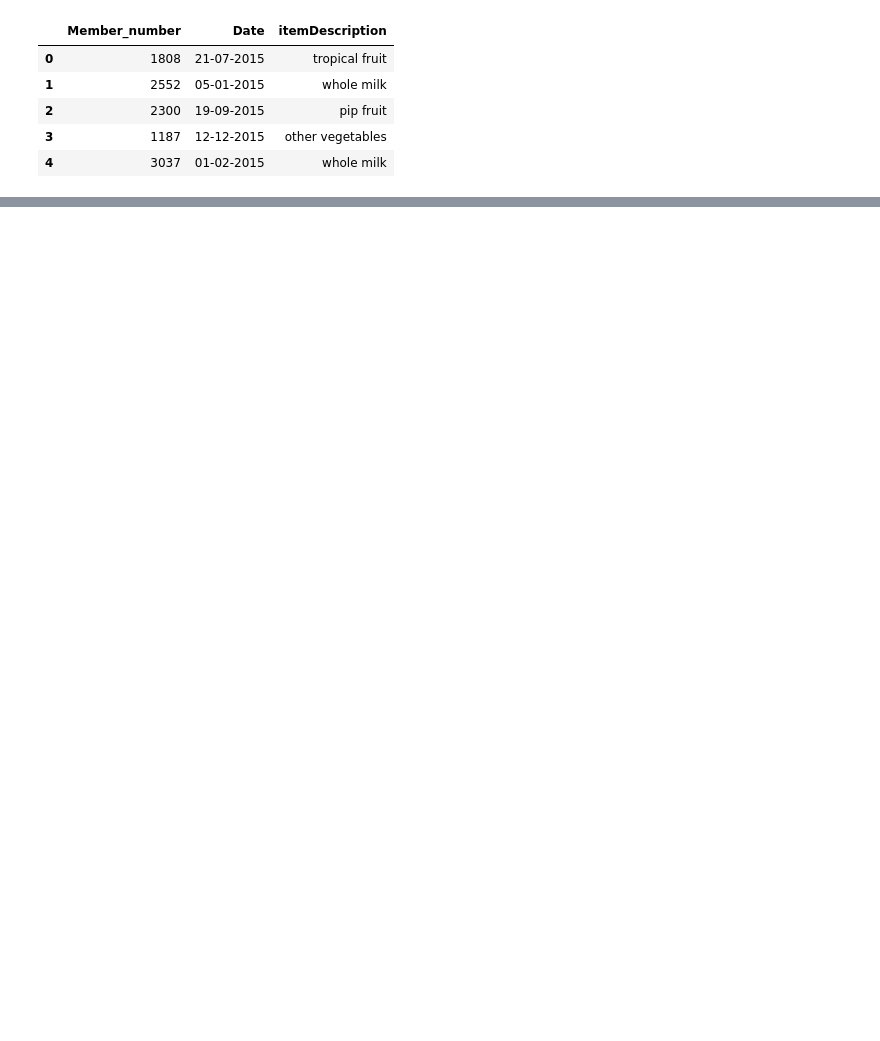
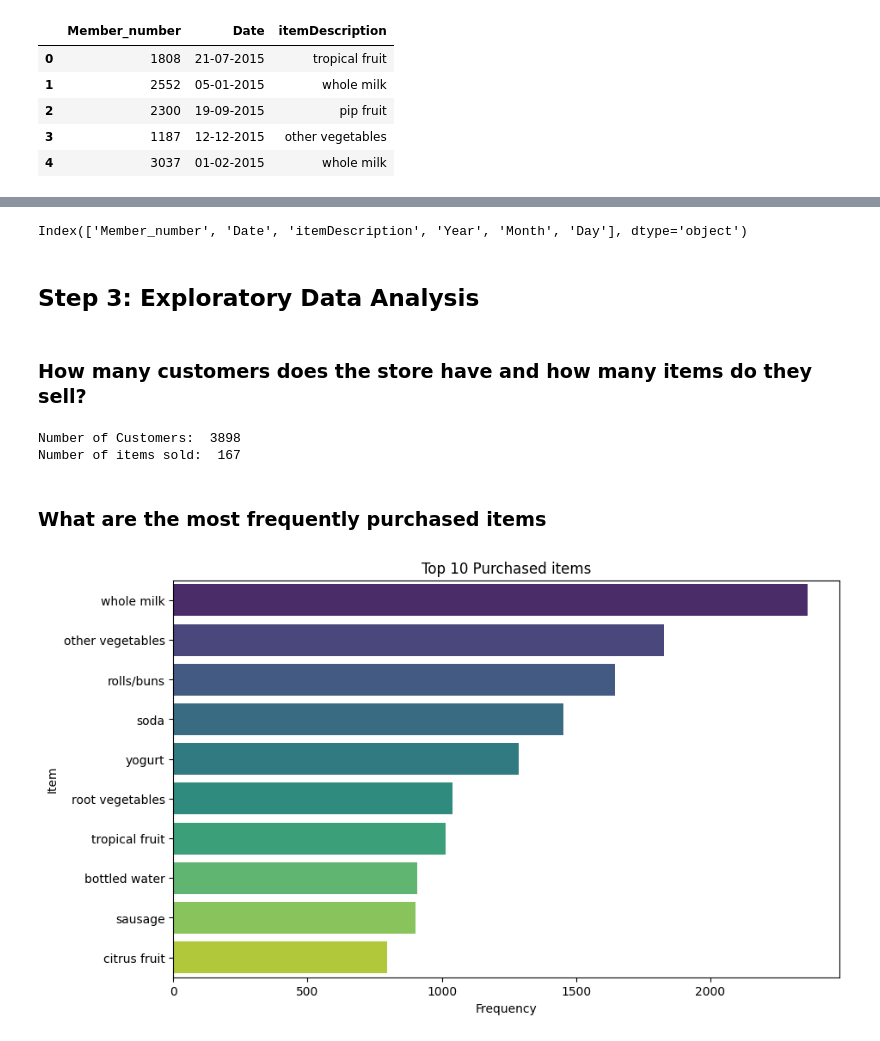
Before and after one commit to Vhickyem/Market-Basket-Analysis-on-Groceries-Dataset, a Jupyter notebook: code.ipynb, the cells around one changed output, grey strips where cells are left out. Cells and saved outputs as stored; diff of their text form; code cells hidden in the pictures; blank space fills up the shorter version.

```diff
--- a/code.ipynb
+++ b/code.ipynb
@@ -18,0 +38,7 @@ grocery.head()
+# %%
+grocery['Date'] = pd.to_datetime(grocery['Date'])
+# %%
+grocery['Year'] = grocery['Date'].dt.year
+grocery['Month'] = grocery['Date'].dt.month
+grocery['Day'] = grocery['Date'].dt.dayofweek
+grocery.head()
@@ -18,0 +56,29 @@ grocery.head()
+# %%
+grocery.drop_duplicates(inplace=True)
+# %%
+grocery.columns
+# %% [output]
+Index(['Member_number', 'Date', 'itemDescription', 'Year', 'Month', 'Day'], dtype='object')
+# %% [markdown]
+## Step 3: Exploratory Data Analysis
+# %% [markdown]
+### How many customers does the store have and how many items do they sell?
+# %%
+print("Number of Customers: ", len(grocery['Member_number'].unique()))
+print("Number of items sold: ", len(grocery['itemDescription'].unique()))
+# %% [output]
+Number of Customers:  3898
+Number of items sold:  167
+# %% [markdown]
+### What are the most frequently purchased items
+# %%
+top_items = grocery['itemDescription'].value_counts().head(10)
+
+plt.figure(figsize=(10,6))
+sns.barplot(x=top_items.values, y=top_items.index, palette='viridis')
+plt.title("Top 10 Purchased items")
+plt.xlabel("Frequency")
+plt.ylabel("Item")
+plt.show()
+# %% [output]
+[figure, added]
```
Also changed, not shown: parts of 18 cells of this notebook.
